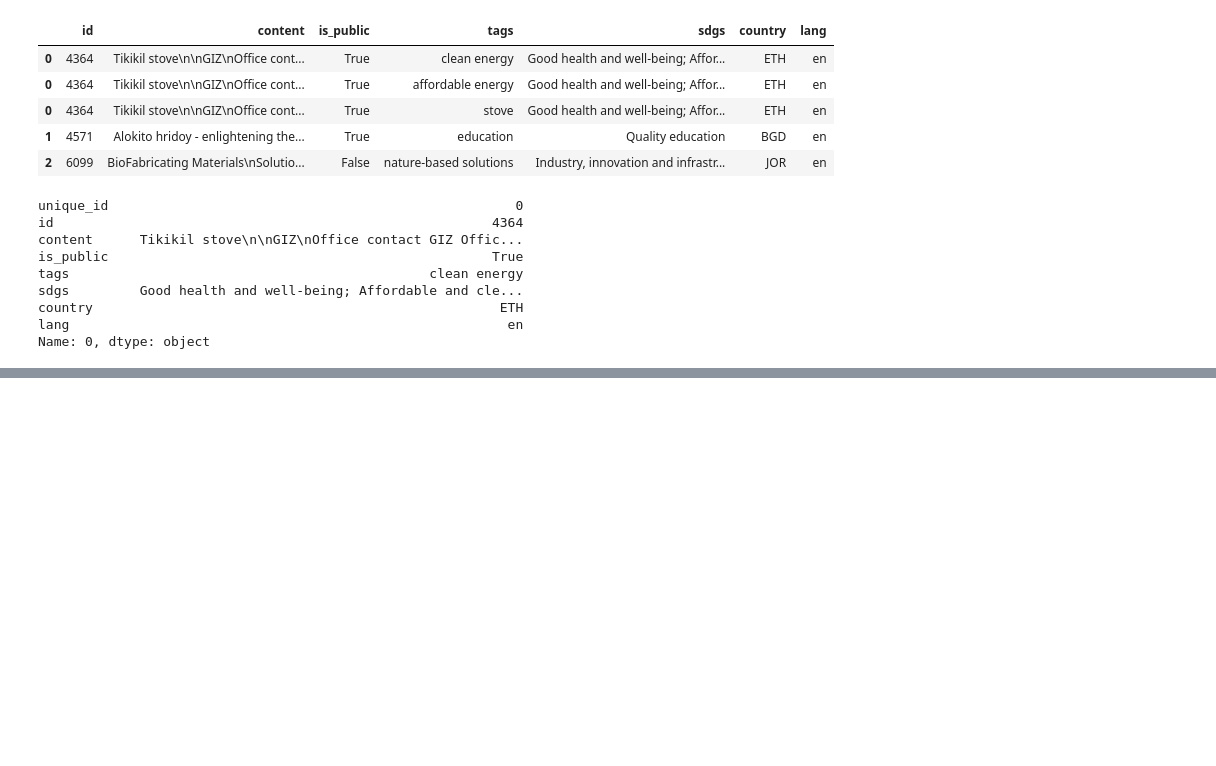
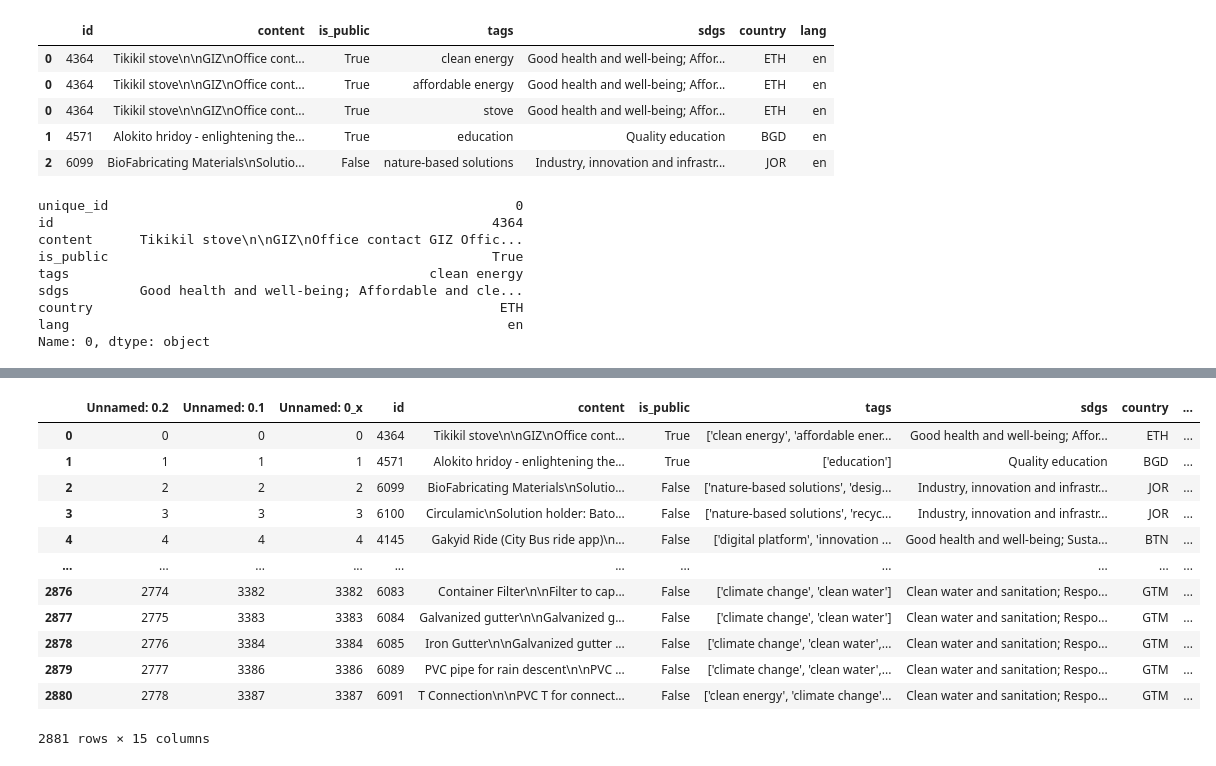
Before and after one commit to komal-1902/CMS-tags-taxonomy, a Jupyter notebook: Code/Complete pipeline- Capstone Project.ipynb, the cells around one changed output, grey strips where cells are left out. Drawn from its saved outputs; the diff is of its cells as text; code cells hidden in the pictures; blank space fills up the shorter version.

```diff
--- a/Code/Complete pipeline- Capstone Project.ipynb
+++ b/Code/Complete pipeline- Capstone Project.ipynb
@@ -844,0 +268,24 @@ cluster_df
+# %%
+num_clusters = 100
+combined_df = pd.read_csv("keybert_thresh_onlyen_0.1_nltk.csv")
+combined_df['tags'] = combined_df['tags'].apply(ast.literal_eval)
+combined_df['tags_keybert'] = combined_df['tags_keybert'].apply(ast.literal_eval)
+combined_df['combined_tags'] = combined_df['tags'] + combined_df['tags_keybert']
+df_orig_loop = df_orig.copy()
+df_orig_loop.to_csv("clusters_master_df.csv")
+num = 1
+while num_clusters > 50:
+    sbert_clusters = cluster_creation(combined_df)
+    num_clusters = len(sbert_clusters.keys())
+    print("clusters created")
+    print(num_clusters)
+    cluster_dict = root_word_gen(sbert_clusters)
+    print("generated root word")
+    df_orig = combined_df.copy()
+    df_orig['tag_clusters'] = df_orig['combined_tags'].apply(map_tags_to_clusters)
+    print('tag clusters mapped')
+    df_orig.to_csv("clusters_master_df_"+str(num)+".csv")
+    num+=1
+    combined_df = df_orig[["tag_clusters"]]
+    combined_df = combined_df.rename(columns={"tag_clusters": "combined_tags"})
+    print('new df created')
@@ -844,0 +310,16 @@ cluster_df
+# %%
+left
+# %% [output]
+|  | Unnamed: 0.2 | Unnamed: 0.1 | Unnamed: 0_x | id | content | is_public | tags | sdgs | country | ... |
+| 0 | 0 | 0 | 0 | 4364 | Tikikil stove\n\nGIZ\nOffice cont... | True | ['clean energy', 'affordable ener... | Good health and well-being; Affor... | ETH | ... |
+| 1 | 1 | 1 | 1 | 4571 | Alokito hridoy - enlightening the... | True | ['education'] | Quality education | BGD | ... |
+| 2 | 2 | 2 | 2 | 6099 | BioFabricating Materials\nSolutio... | False | ['nature-based solutions', 'desig... | Industry, innovation and infrastr... | JOR | ... |
+| 3 | 3 | 3 | 3 | 6100 | Circulamic\nSolution holder: Bato... | False | ['nature-based solutions', 'recyc... | Industry, innovation and infrastr... | JOR | ... |
+| 4 | 4 | 4 | 4 | 4145 | Gakyid Ride (City Bus ride app)\n... | False | ['digital platform', 'innovation ... | Good health and well-being; Susta... | BTN | ... |
+| ... | ... | ... | ... | ... | ... | ... | ... | ... | ... | ... |
+| 2876 | 2774 | 3382 | 3382 | 6083 | Container Filter\n\nFilter to cap... | False | ['climate change', 'clean water'] | Clean water and sanitation; Respo... | GTM | ... |
+| 2877 | 2775 | 3383 | 3383 | 6084 | Galvanized gutter\n\nGalvanized g... | False | ['climate change', 'clean water'] | Clean water and sanitation; Respo... | GTM | ... |
+| 2878 | 2776 | 3384 | 3384 | 6085 | Iron Gutter\n\nGalvanized gutter ... | False | ['climate change', 'clean water',... | Clean water and sanitation; Respo... | GTM | ... |
+| 2879 | 2777 | 3386 | 3386 | 6089 | PVC pipe for rain descent\n\nPVC ... | False | ['climate change', 'clean water',... | Clean water and sanitation; Respo... | GTM | ... |
+| 2880 | 2778 | 3387 | 3387 | 6091 | T Connection\n\nPVC T for connect... | False | ['clean energy', 'climate change'... | Clean water and sanitation; Respo... | GTM | ... |
+2881 rows × 15 columns
```
Also changed, not shown: parts of 86 cells of this notebook.
